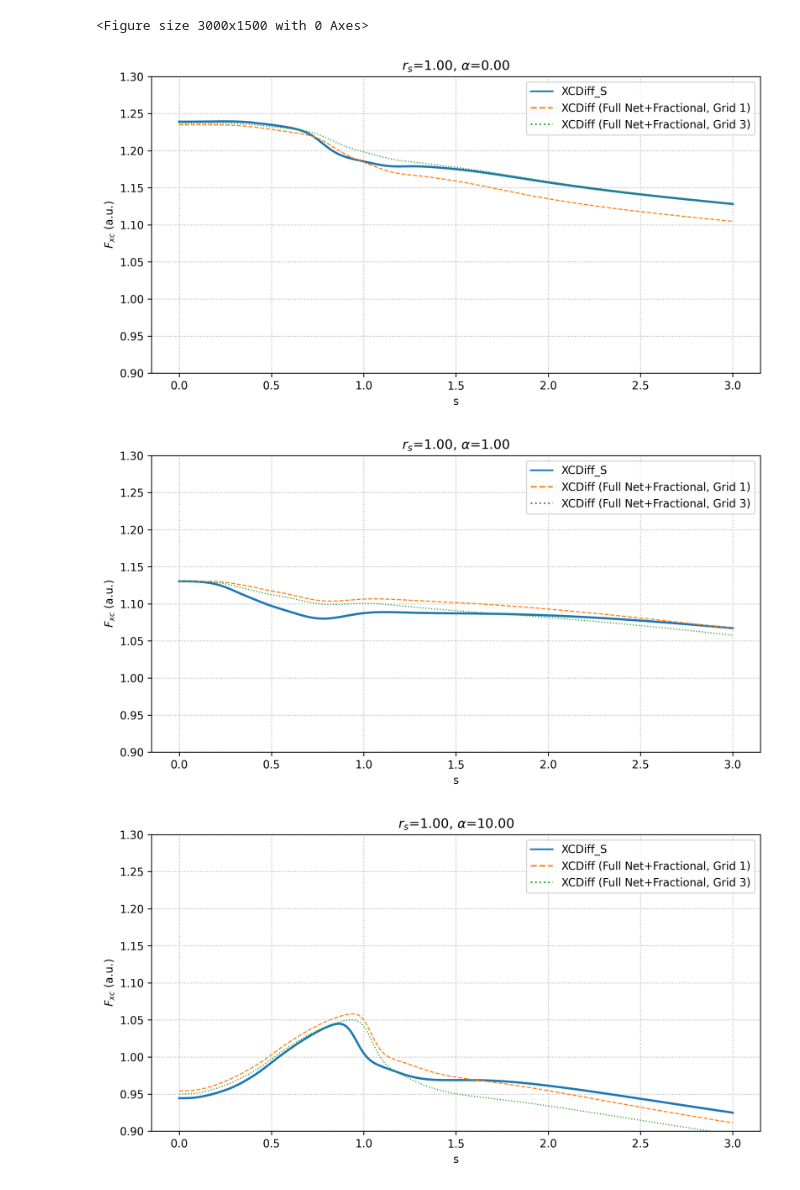
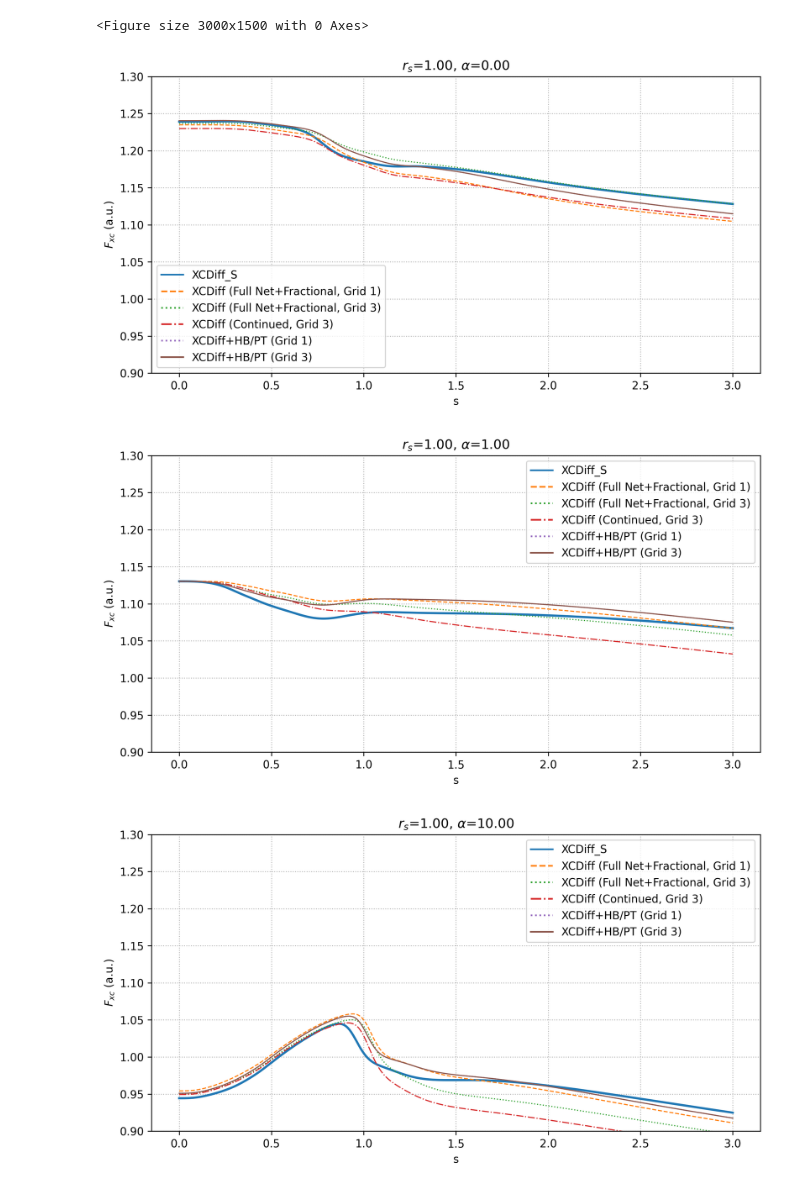
Before and after one commit to alecpwills/dpyscfl, a Jupyter notebook: notebooks/plot_enhancement_general.ipynb, the cells around one changed output. Cells and saved outputs as stored; diff of their text form; code cells hidden in the pictures.

Commit message:
torchtype flag

```diff
--- a/notebooks/plot_enhancement_general.ipynb
+++ b/notebooks/plot_enhancement_general.ipynb
@@ -62,11 +61,12 @@ def plot_fxc(models, rs = [0.1, 1, 5], s_range=[0, 3], alpha_range=None, only =
             inp = torch.stack(unpol_input(rho, gamma, tau),dim=-1)
             inp_libxc = torch.stack(libxc_input(rho, gamma,tau),dim=-1).detach().numpy().T
 
-
+            lsc = cycle(['-','--',':','-.',':'])
+            lws = [2] + [1]*(len(models)-1)
             e_heg = dft.libxc.eval_xc("LDA_X",inp_libxc,spin=0, deriv=1)[0]
 
-            for model_name, ls, lw in zip(models,['-','--',':','-.',':'],[2] + [1]*4):
-
+            for model_name, lw in zip(models,lws):
+                ls = next(lsc)
                 if ls == '-' and len(rs) > 1:
                     l = '$r_s = ${}'.format(rs_val)
                 elif ls == '-' and len(alpha_range_) > 1:
@@ -96,8 +96,9 @@ def plot_fxc(models, rs = [0.1, 1, 5], s_range=[0, 3], alpha_range=None, only =
                 if len(rs) == 1 and (alpha_range is None or  len(alpha_range) == 1):
                     idx+=1
             idx+=1
-
-    for idx,(model_name, ls) in enumerate(zip(models,['-','--',':','-.',':'])):
+    lsc = cycle(['-','--',':','-.',':'])
+    for idx,model_name in enumerate(models):
+        ls = next(lsc)
         c = 'gray' if len(rs) > 1 or len(alpha_range_) > 1 else 'C{}'.format(idx)
         plot([],label=model_name,color=c,ls=ls)
 
@@ -331,39 +331,50 @@ figure(dpi=300)
 modelroot = '/home/awills/Documents/Research/swxcd/eval'
 xcdsd = '/home/awills/Documents/Research/swxcd/train/xcdiffsym'
 xcdsfp = '/home/awills/Documents/Research/swxcd/eval/xcdsymfrac/abfrac/'
+xcdcp = '/home/awills/Documents/Research/swxcd/eval/xcdiff_c'
+xcdsw1p = '/home/awills/Documents/Research/swxcd/eval/xcdsw1'
+xcdsw3p = '/home/awills/Documents/Research/swxcd/eval/xcdsw3'
+mgxc = '/MODEL_MGGA/xc'
 xcd = torch.jit.load(os.path.join(modelroot, 'xcdiff/MODEL_MGGA/xc'))
 xcdsf1 = torch.load(xcdsfp+'/swmg1/MODEL_MGGA/xc')
 xcdsf3 = torch.load(xcdsfp+'/swmg3/MODEL_MGGA/xc')
+xcdc = torch.load(xcdcp+mgxc)
+xcdsw1 = torch.load(xcdsw1p+mgxc)
+xcdsw3 = torch.load(xcdsw3p+mgxc)
+
 only = None
 ylims=(0.9, 1.3)
 dct = {"XCDiff_S": xcd,
       #"XCDiff (Continued, LR=1e-4 (pc2))":xcd4pc2.xc,
        "XCDiff (Full Net+Fractional, Grid 1)":xcdsf1.xc,
-       "XCDiff (Full Net+Fractional, Grid 3)":xcdsf3.xc}
+       "XCDiff (Full Net+Fractional, Grid 3)":xcdsf3.xc,
+      "XCDiff (Continued, Grid 3)":xcdc.xc,
+      "XCDiff+HB/PT (Grid 1)":xcdsw1.xc,
+      "XCDiff+HB/PT (Grid 3)":xcdsw1.xc}
 
 plot_fxc(dct, s_range=[0, 3], rs=[1], alpha_range=[0], only=only)
 ylim(ylims)
 # legend([])
 grid(ls=':')
 title("$r_s$={:3.2f}, $\\alpha$={:3.2f}".format(1, 0))
 
 # savefig('Fxc_mgga_alpha0.pdf',bbox_inches='tight')
 figure(dpi=300)
 plot_fxc(dct, s_range=[0, 3], rs=[1], alpha_range=[1], only=only)
 ylim(ylims)
 title("$r_s$={:3.2f}, $\\alpha$={:3.2f}".format(1, 1))
 
 # legend([])
 grid(ls=':')
 # savefig('Fxc_mgga_alpha1.pdf',bbox_inches='tight')
 figure(dpi=300)
 plot_fxc(dct, s_range=[0, 3], rs=[1], alpha_range=[10], only=only)
 title("$r_s$={:3.2f}, $\\alpha$={:3.2f}".format(1, 10))
 ylim(ylims)
 # legend([])
 grid(ls=':')
 # savefig('Fxc_mgga_alpha10.pdf',bbox_inches='tight')
 # %% [output]
-[figure, old version]
+[figure, new version]
-[figure, old version]
+[figure, new version]
-[figure, old version]
+[figure, new version]
```
Also changed, not shown: parts of 2 cells of this notebook, 3 other files.
